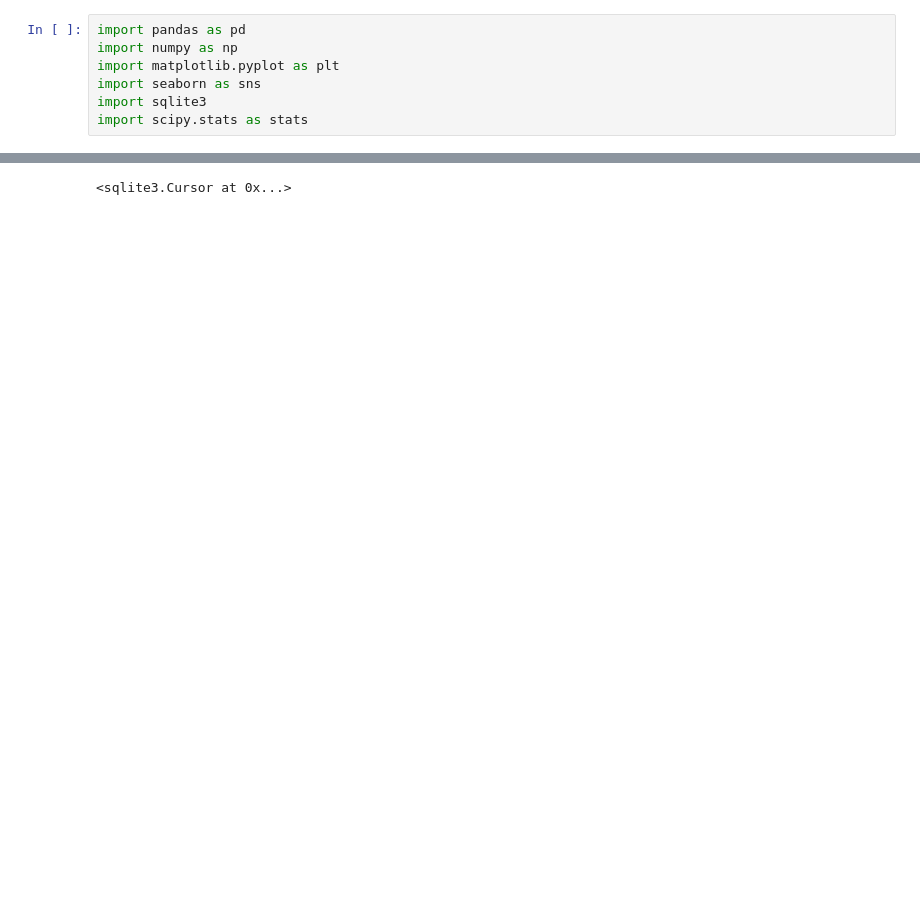
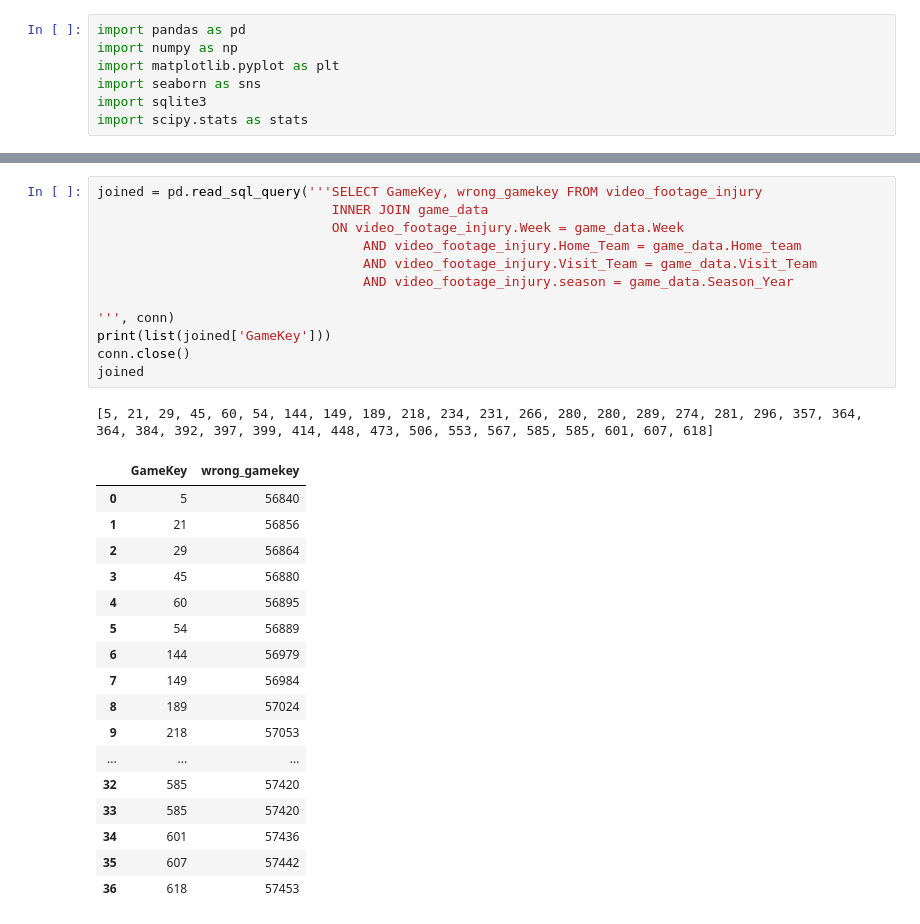
Before and after one commit to nicholastbolick/Punt-Return-Safety, a Jupyter notebook: Punt Return Safety.ipynb, the cells around one changed output, grey strips where cells are left out. Drawn from its saved outputs; the diff is of its cells as text; blank space fills up the shorter version.

```diff
--- a/Punt Return Safety.ipynb
+++ b/Punt Return Safety.ipynb
@@ -18,3 +49,31 @@ injuries_df
 # %%
+joined = pd.read_sql_query('''SELECT GameKey, wrong_gamekey FROM video_footage_injury
+                              INNER JOIN game_data
+                              ON video_footage_injury.Week = game_data.Week
+                                  AND video_footage_injury.Home_Team = game_data.Home_team
+                                  AND video_footage_injury.Visit_Team = game_data.Visit_Team
+                                  AND video_footage_injury.season = game_data.Season_Year
+
+''', conn)
+print(list(joined['GameKey']))
+conn.close()
+joined
 # %% [output]
-<sqlite3.Cursor at 0x...>
+[5, 21, 29, 45, 60, 54, 144, 149, 189, 218, 234, 231, 266, 280, 280, 289, 274, 281, 296, 357, 364, 364, 384, 392, 397, 399, 414, 448, 473, 506, 553, 567, 585, 585, 601, 607, 618]
+|  | GameKey | wrong_gamekey |
+| 0 | 5 | 56840 |
+| 1 | 21 | 56856 |
+| 2 | 29 | 56864 |
+| 3 | 45 | 56880 |
+| 4 | 60 | 56895 |
+| 5 | 54 | 56889 |
+| 6 | 144 | 56979 |
+| 7 | 149 | 56984 |
+| 8 | 189 | 57024 |
+| 9 | 218 | 57053 |
+| ... | ... | ... |
+| 32 | 585 | 57420 |
+| 33 | 585 | 57420 |
+| 34 | 601 | 57436 |
+| 35 | 607 | 57442 |
+| 36 | 618 | 57453 |
```
Also changed, not shown: parts of 2 cells of this notebook.
